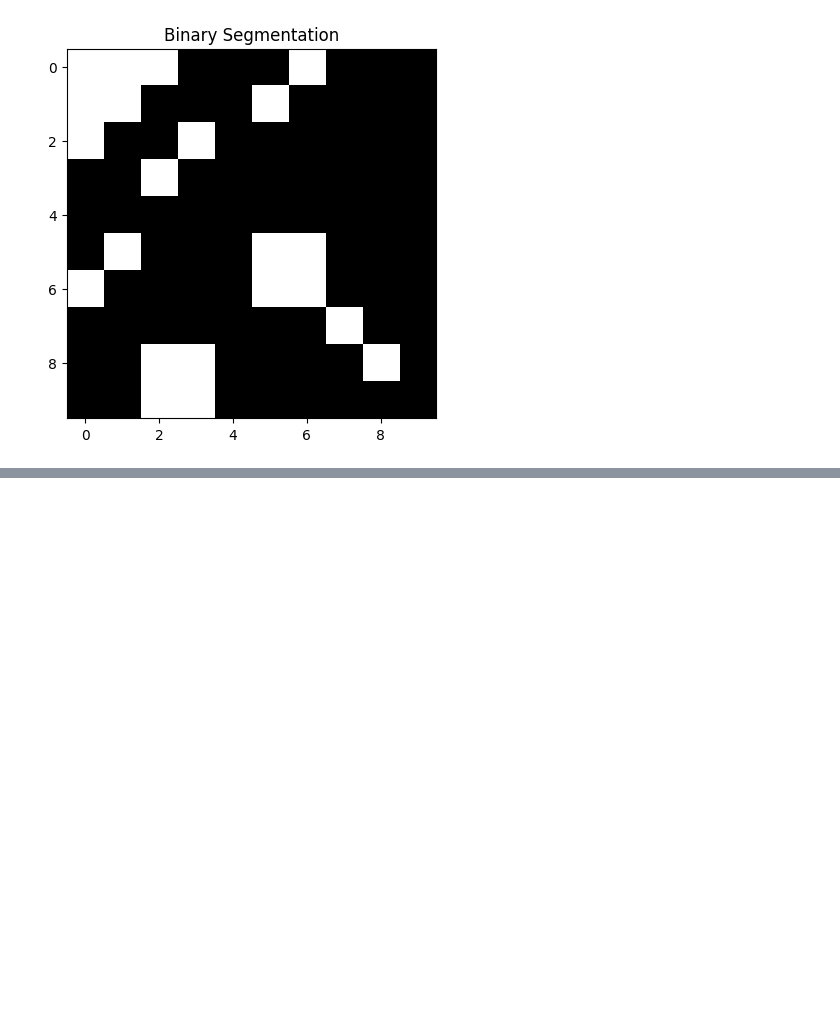
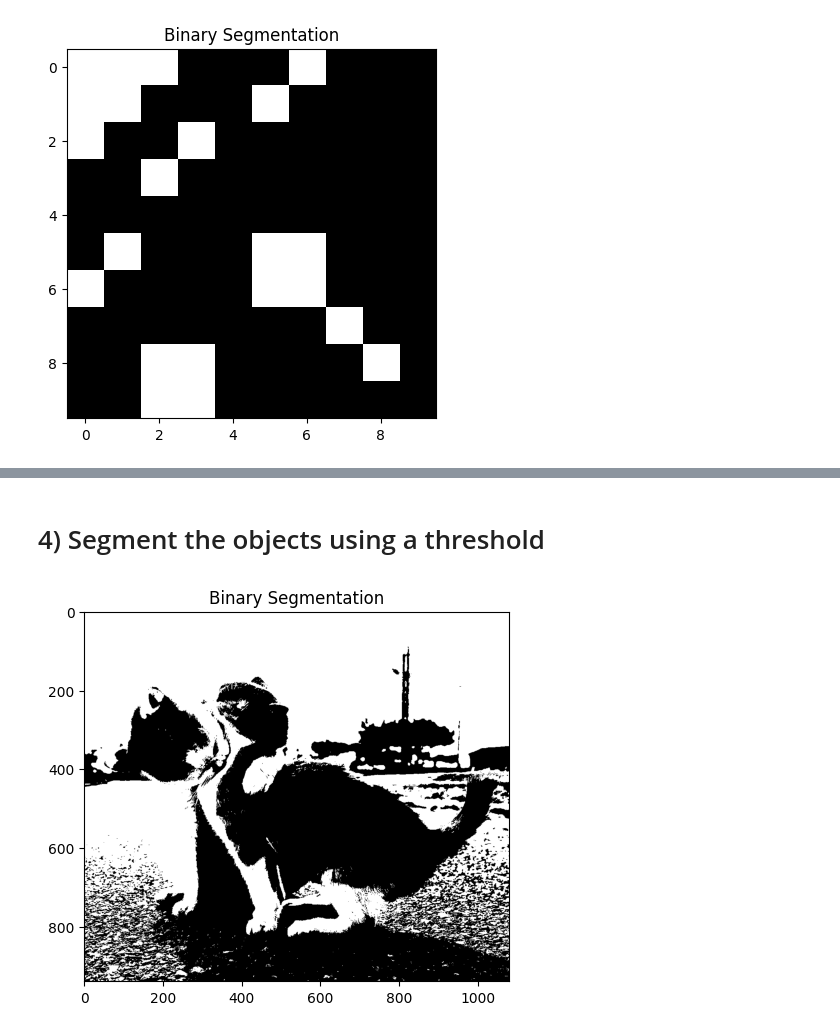
Before and after one commit to saudi-girl/DIP-AI342, a Jupyter notebook: AI342Lab1.ipynb, the cells around one changed output, grey strips where cells are left out. Saved outputs shown, nothing was run; the diff lists cells and outputs as text; code cells hidden in the pictures; blank space fills up the shorter version.

```diff
--- a/AI342Lab1.ipynb
+++ b/AI342Lab1.ipynb
@@ -382,0 +440,11 @@ plt.show()
+# %% [markdown]
+# 4) Segment the objects using a threshold
+# %%
+threshold3 = gray3.mean() + 11
+binary3 = gray3 > threshold3
+
+plt.imshow(binary3, cmap='gray')
+plt.title("Binary Segmentation")
+plt.show()
+# %% [output]
+[figure, added]
```
Also changed, not shown: parts of 7 cells of this notebook.
